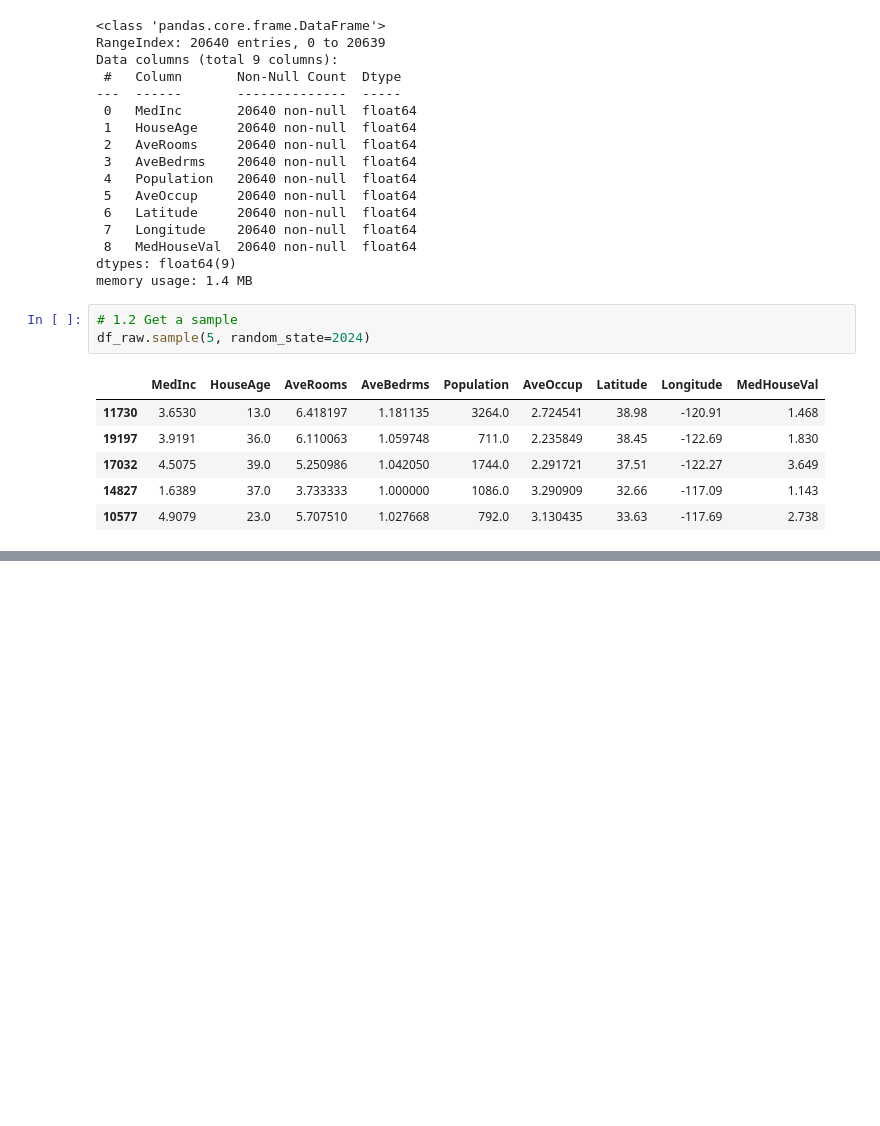
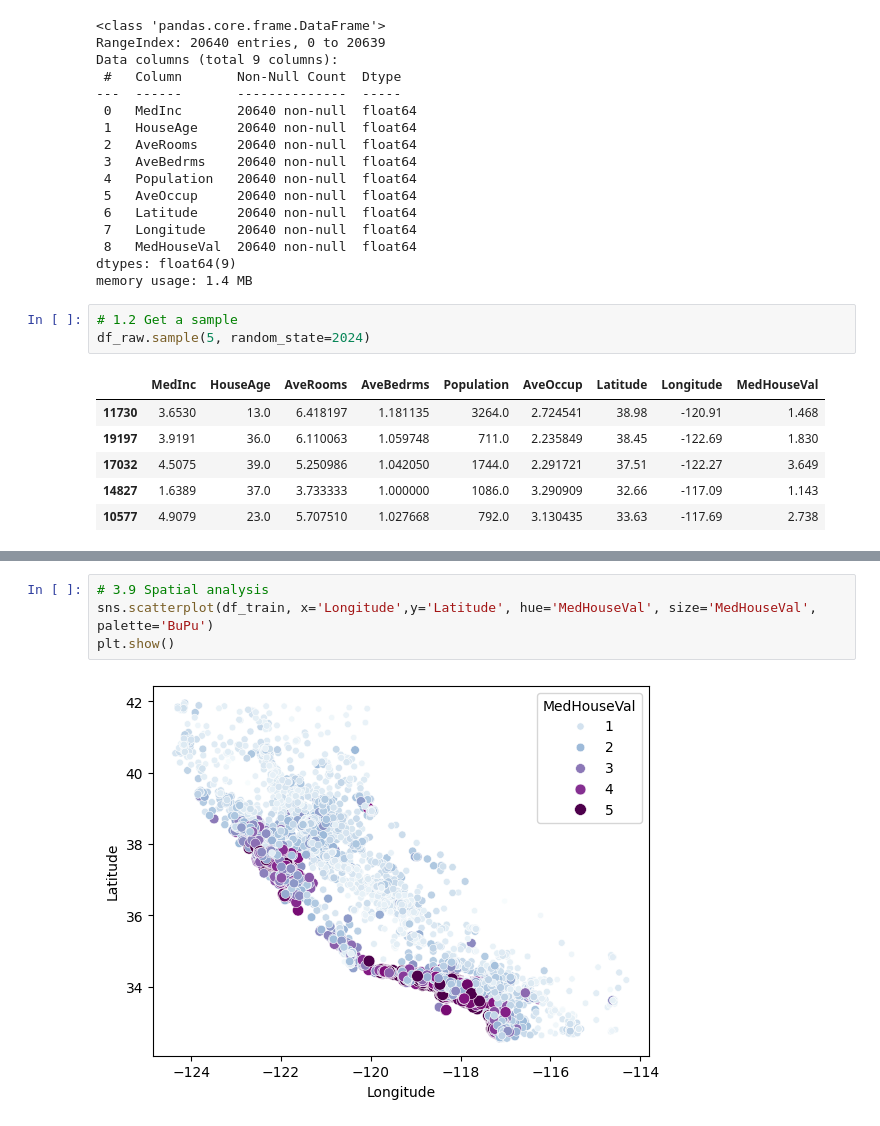
Before and after one commit to alexismenanieves/Model_Catalog, a Jupyter notebook: notebooks/DS04_Regr_California_Housing.ipynb, the cells around one changed output, grey strips where cells are left out. Cells and saved outputs as stored; diff of their text form; blank space fills up the shorter version.

```diff
--- a/notebooks/DS04_Regr_California_Housing.ipynb
+++ b/notebooks/DS04_Regr_California_Housing.ipynb
@@ -48,0 +155,6 @@ df_raw.sample(5, random_state=2024)
+# %%
+# 3.9 Spatial analysis
+sns.scatterplot(df_train, x='Longitude',y='Latitude', hue='MedHouseVal', size='MedHouseVal', palette='BuPu')
+plt.show()
+# %% [output]
+[figure, added]
```
Also changed, not shown: parts of 20 cells of this notebook.
